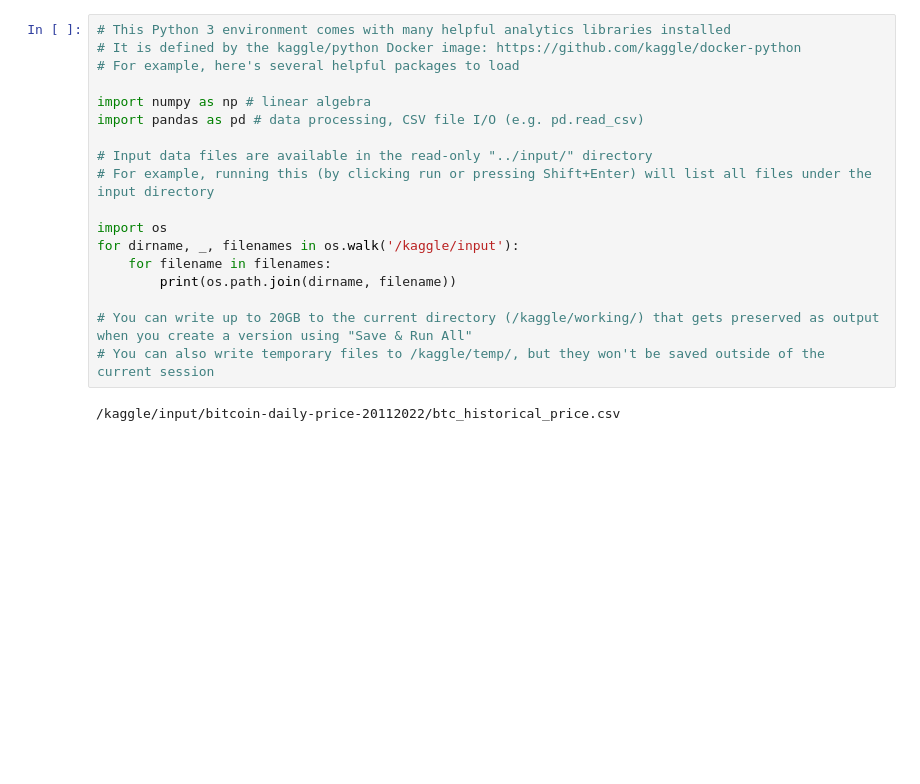
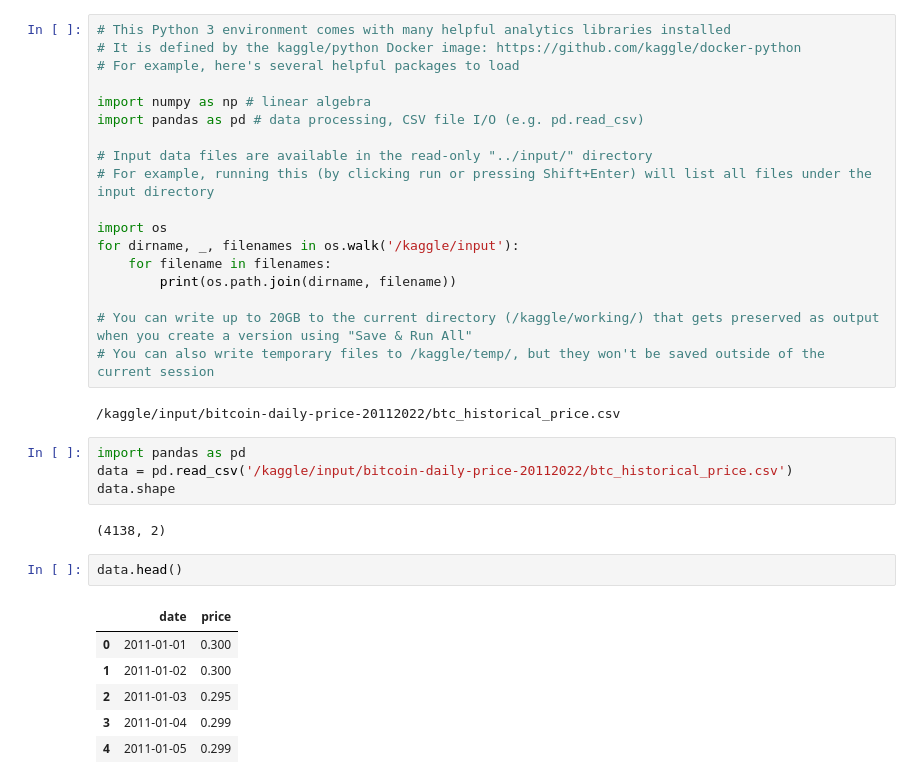
Before and after one commit to Rodgers-Tech/Bitcoin-Data-Visualization, a Jupyter notebook: bitcoin-price-prediction.ipynb, the cells around one changed output. Cells and saved outputs as stored; diff of their text form; blank space fills up the shorter version.

```diff
--- a/bitcoin-price-prediction.ipynb
+++ b/bitcoin-price-prediction.ipynb
@@ -18,3 +18,18 @@ for dirname, _, filenames in os.walk('/kaggle/input'):
 # You can also write temporary files to /kaggle/temp/, but they won't be saved outside of the current session
 # %% [output]
 /kaggle/input/bitcoin-daily-price-20112022/btc_historical_price.csv
+# %%
+import pandas as pd
+data = pd.read_csv('/kaggle/input/bitcoin-daily-price-20112022/btc_historical_price.csv')
+data.shape
+# %% [output]
+(4138, 2)
+# %%
+data.head()
+# %% [output]
+|  | date | price |
+| 0 | 2011-01-01 | 0.300 |
+| 1 | 2011-01-02 | 0.300 |
+| 2 | 2011-01-03 | 0.295 |
+| 3 | 2011-01-04 | 0.299 |
+| 4 | 2011-01-05 | 0.299 |
```
Also changed, not shown: parts of 7 cells of this notebook.
